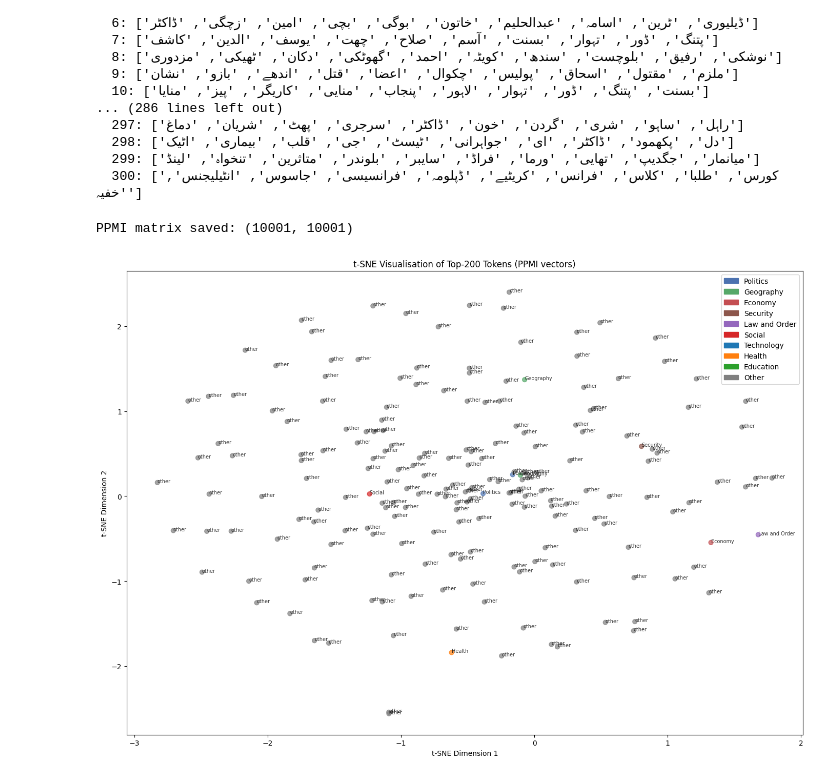
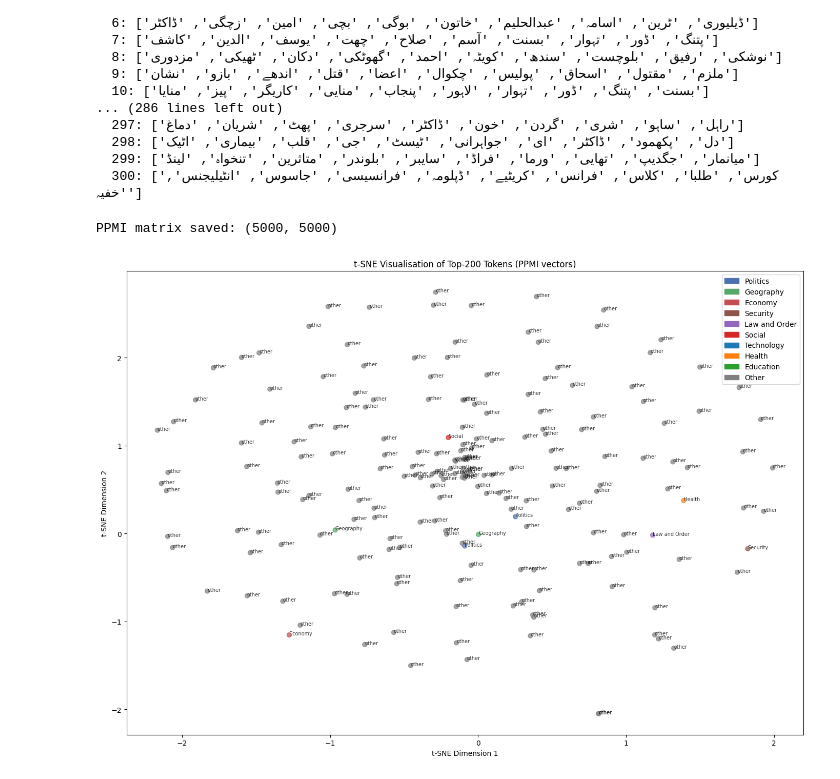
Before and after one commit to Saif1Shahzad/i23-2634-NLP-Assignment2, a Jupyter notebook: i23-2634_Assignment2_DS-A.ipynb, the cells around one changed output. Drawn from its saved outputs; the diff is of its cells as text; code cells hidden in the pictures.

```diff
--- a/i23-2634_Assignment2_DS-A.ipynb
+++ b/i23-2634_Assignment2_DS-A.ipynb
@@ -35,7 +161,7 @@ all_tokens = [tok for doc in cleaned_docs for tok in doc.split()]
 token_freq = Counter(all_tokens)
 VOCAB_SIZE  = 10000
 
-vocab_tokens = [w for w, _ in token_freq.most_common(VOCAB_SIZE)]+['<UNK>']
+vocab_tokens = [w for w, _ in token_freq.most_common(VOCAB_SIZE - 1)]+['<UNK>']
 word2idx     = {w: i for i, w in enumerate(vocab_tokens)}
 idx2word     = {i: w for w, i in word2idx.items()}
 V = len(vocab_tokens)
@@ -92,12 +218,13 @@ Top-10 discriminative words per Article (TF-IDF):
 # %%
 WINDOW = 5
 
-PPMI_VOCAB = 10001
+PPMI_VOCAB = 5000
 cooc = np.zeros((PPMI_VOCAB, PPMI_VOCAB), dtype=np.float32)
 
 for doc in cleaned_docs:
     tokens = doc.split()
     ids = [word2idx.get(t, 10000) for t in tokens]
+    ids = [i for i in ids if i < PPMI_VOCAB]
     for i, w in enumerate(ids):
         lo = max(0, i - WINDOW)
         hi = min(len(ids), i + WINDOW + 1)
@@ -116,14 +243,13 @@ ppmi_matrix = np.maximum(0, pmi)
 np.save('embeddings/ppmi_matrix.npy', ppmi_matrix)
 print('PPMI matrix saved:', ppmi_matrix.shape)
 # %% [output]
-PPMI matrix saved: (10001, 10001)
+PPMI matrix saved: (5000, 5000)
 # %%
 TOP_N = 200
-top_indices = [word2idx[w] for w, _ in token_freq.most_common(TOP_N)]
+top_indices = [word2idx[w] for w, _ in token_freq.most_common(TOP_N) if word2idx[w] < PPMI_VOCAB]
 top_indices = top_indices[:TOP_N]
 top_words   = [vocab_tokens[i] for i in top_indices]
 top_vecs    = ppmi_matrix[top_indices]
-
 
 word_to_cat = {}
 politics_kw = [
@@ -175,34 +301,34 @@ education_kw = [
 ]
 for w in politics_kw: word_to_cat[w] = 'Politics'
 for w in geo_kw:      word_to_cat[w] = 'Geography'
 for w in economy_kw:  word_to_cat[w] = 'Economy'
 for w in security_kw: word_to_cat[w] = 'Security'
 for w in law_order_kw: word_to_cat[w] = 'Law and Order'
 for w in social_kw: word_to_cat[w] = 'Social'
 for w in tech_kw: word_to_cat[w] = 'Technology'
 for w in health_kw: word_to_cat[w] = 'Health'
 for w in education_kw: word_to_cat[w] = 'Education'
 
 cat_colors = {'Politics':'#4C72B0','Geography':'#55A868','Economy':'#C44E52','Security':'#8C564B','Law and Order':'#9467BD','Social':'#D62728','Technology':'#1F77B4','Health':'#FF7F0E','Education':'#2CA02C','Other':'#808080'}
 colors = [cat_colors.get(word_to_cat.get(w,'Other'),'#808080') for w in top_words]
 
 tsne = TSNE(n_components=2, perplexity=30)
 coords = tsne.fit_transform(top_vecs)
 
 fig, ax = plt.subplots(figsize=(14, 10))
 ax.scatter(coords[:,0], coords[:,1], c=colors, s=40, alpha=0.7)
 for i, w in enumerate(top_words):
     ax.annotate(word_to_cat.get(w, 'other'), (coords[i,0], coords[i,1]), fontsize=7, alpha=0.8)
 
 handles = [mpatches.Patch(color=v, label=k) for k,v in cat_colors.items()]
 ax.legend(handles=handles, loc='upper right')
 ax.set_title('t-SNE Visualisation of Top-200 Tokens (PPMI vectors)')
 ax.set_xlabel('t-SNE Dimension 1')
 ax.set_ylabel('t-SNE Dimension 2')
 plt.tight_layout()
 plt.show()
 # %% [output]
-[figure, old version]
+[figure, new version]
 # %%
 def cosine_sim_matrix(mat):
     norms = np.linalg.norm(mat, axis=1, keepdims=True) + 1e-10
```
Also changed, not shown: parts of 2 cells of this notebook, 6 other files.
